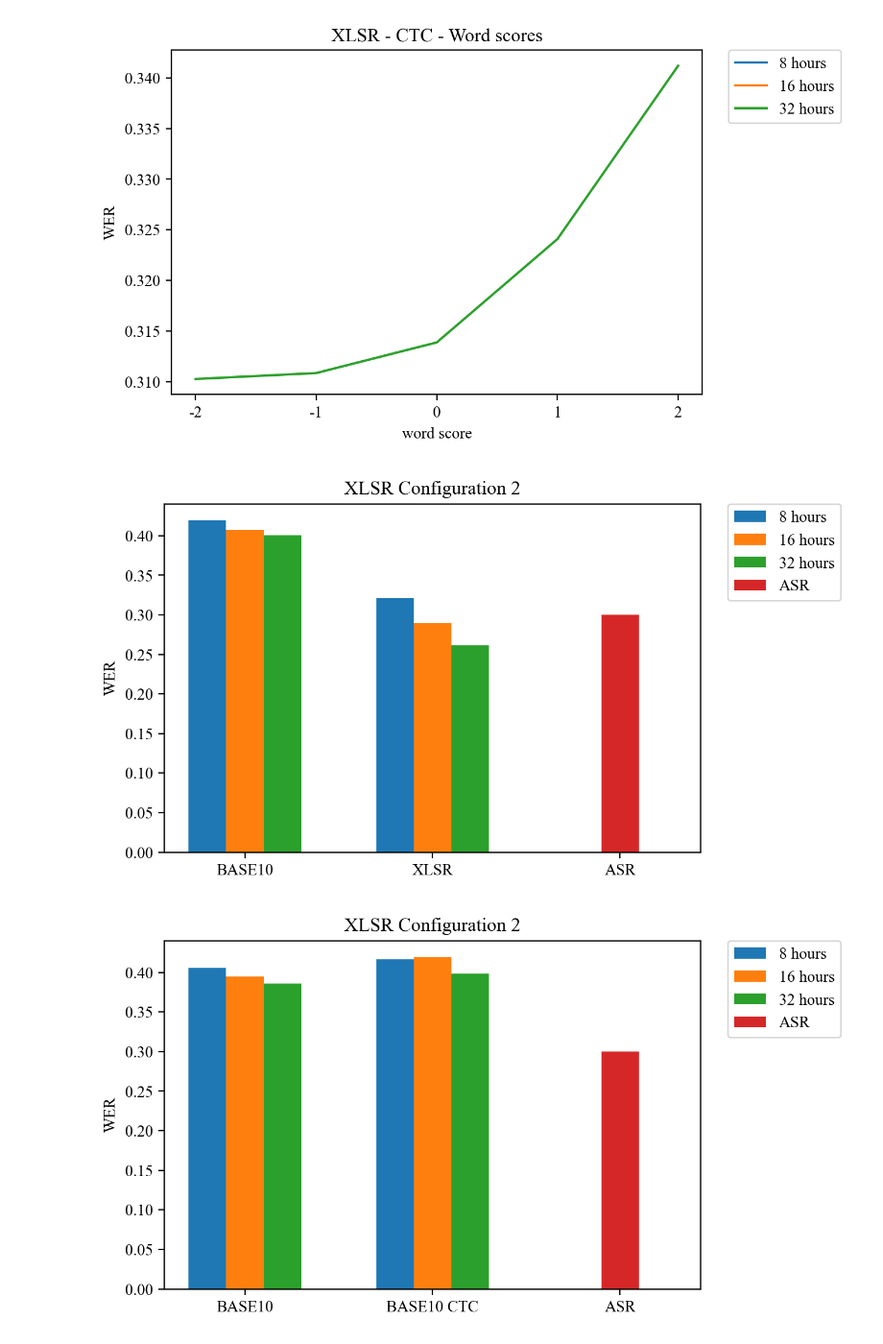
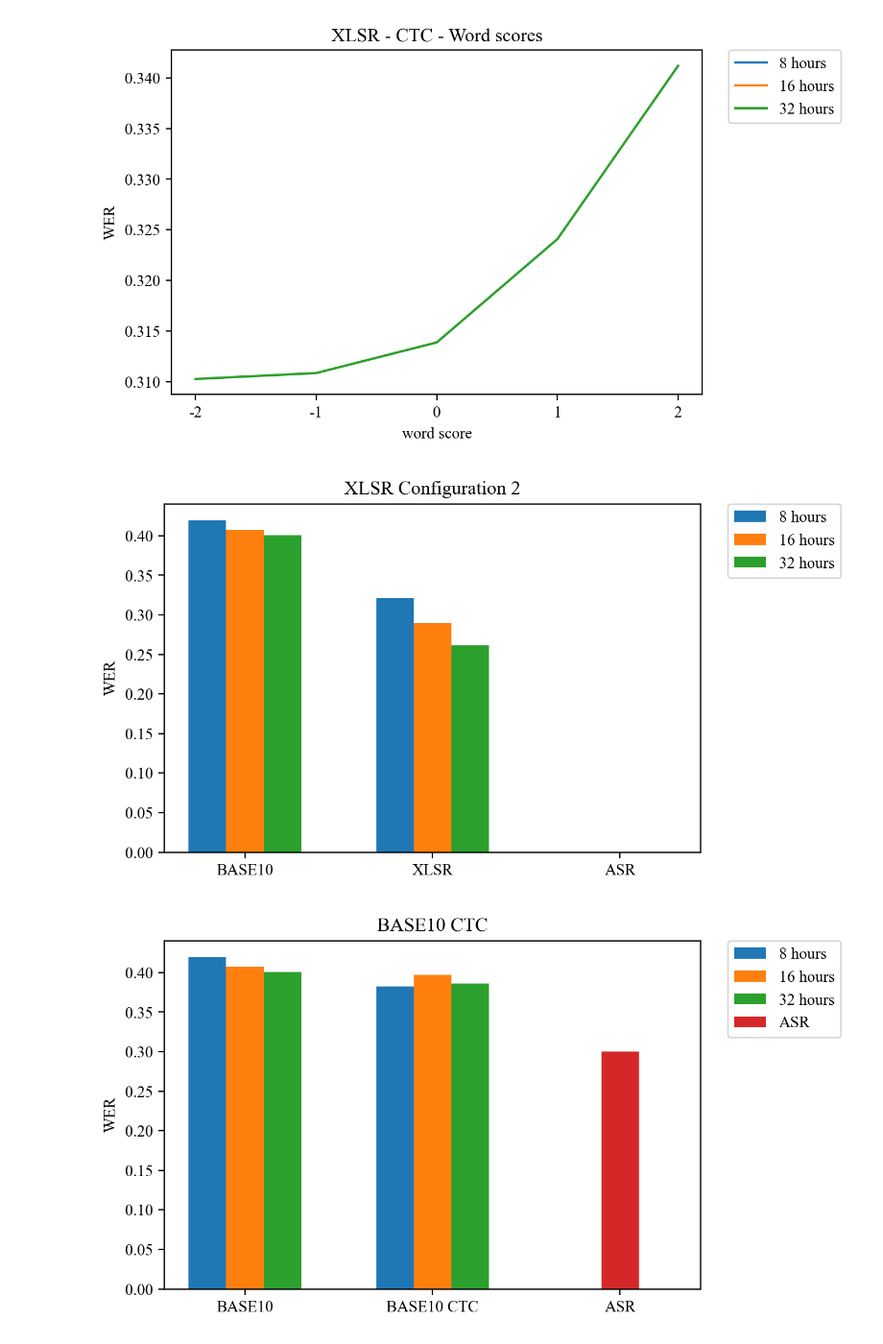
Before and after one commit to Thomaskolb/bsc-thesis, a Jupyter notebook: scripts/results/thesis-results.ipynb, the cells around one changed output. Shown at 96% size. Saved outputs shown, nothing was run; the diff lists cells and outputs as text; code cells hidden in the pictures.

```diff
--- a/scripts/results/thesis-results.ipynb
+++ b/scripts/results/thesis-results.ipynb
@@ -298,8 +298,6 @@ for i, key in enumerate(data):
 #     offsets = x - width + (i*width)
 #     ax.bar(offsets, data_asr[key], width, label=key)
 
-ax.bar([2, 0, 0], [0.3, 0, 0], width, label='ASR')
-
 ax.set_ylabel('WER')
 ax.set_title('XLSR Configuration 2')
 ax.set_xticks(x, labels)
@@ -307,7 +305,7 @@ ax.legend(bbox_to_anchor=(1.05, 1), loc='upper left', borderaxespad=0.)
 
 plt.show()
 # %% [output]
-[figure, old version]
+[figure, new version]
 # %%
 # old garbage
 # c2tempdata
@@ -318,34 +316,34 @@ plt.show()
 #        }
 # c2tempdata
 data = {
-        '8 hours': [0.4056876739594236, 0.4168422158694568, 0],
-        '16 hours': [0.3949950689869304, 0.4191991132131658, 0],
-        '32 hours': [0.3860400177398728, 0.39814813124083154, 0]
+        '8 hours': [0.41932579773932177, 0.38223727332313745, 0],
+        '16 hours': [0.4070221066319896, 0.3969849246231156, 0],
+        '32 hours': [0.40082024607382216, 0.38627922219794625, 0]
        }
 data_asr = {'ASR': [0.3334000200060018, 0, 0]}
 
 labels = ['BASE10', 'BASE10 CTC', 'ASR']
 colors = ['r', 'g', 'b']
 x = np.arange(len(labels))
 width = 0.2
 
 fig, ax = plt.subplots()
 
 for i, key in enumerate(data):
     offsets = x - width + (i*width)
     ax.bar(offsets, data[key], width, label=key)
 
 # for i, key in enumerate(data_asr):
 #     offsets = x - width + (i*width)
 #     ax.bar(offsets, data_asr[key], width, label=key)
 
 ax.bar([2, 0, 0], [0.3, 0, 0], width, label='ASR')
 
 ax.set_ylabel('WER')
 ax.set_title('BASE10 CTC')
 ax.set_xticks(x, labels)
 ax.legend(bbox_to_anchor=(1.05, 1), loc='upper left', borderaxespad=0.)
 
 plt.show()
 # %% [output]
-[figure, old version]
+[figure, new version]
```
Also changed, not shown: parts of 1 cell of this notebook, 2 other files.
